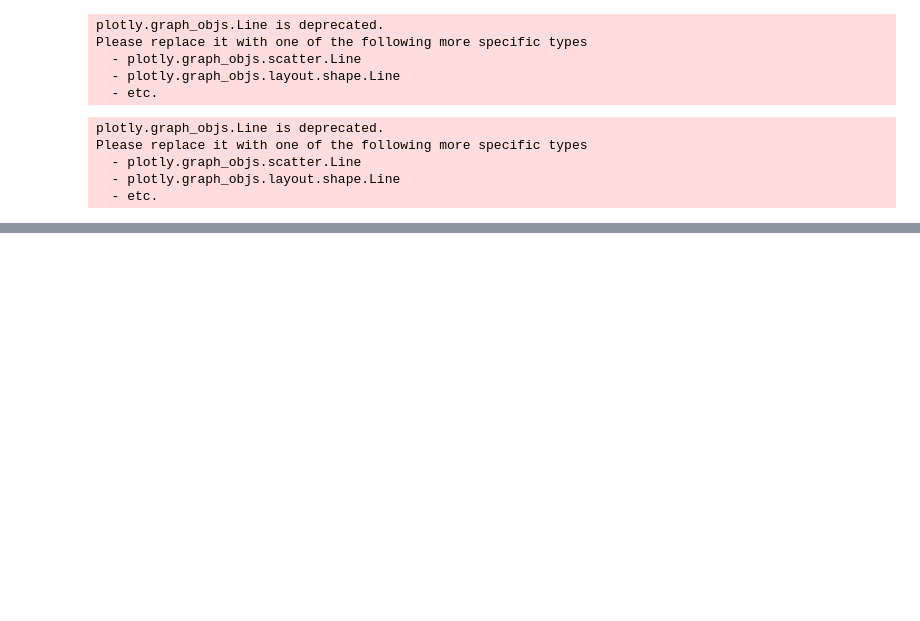
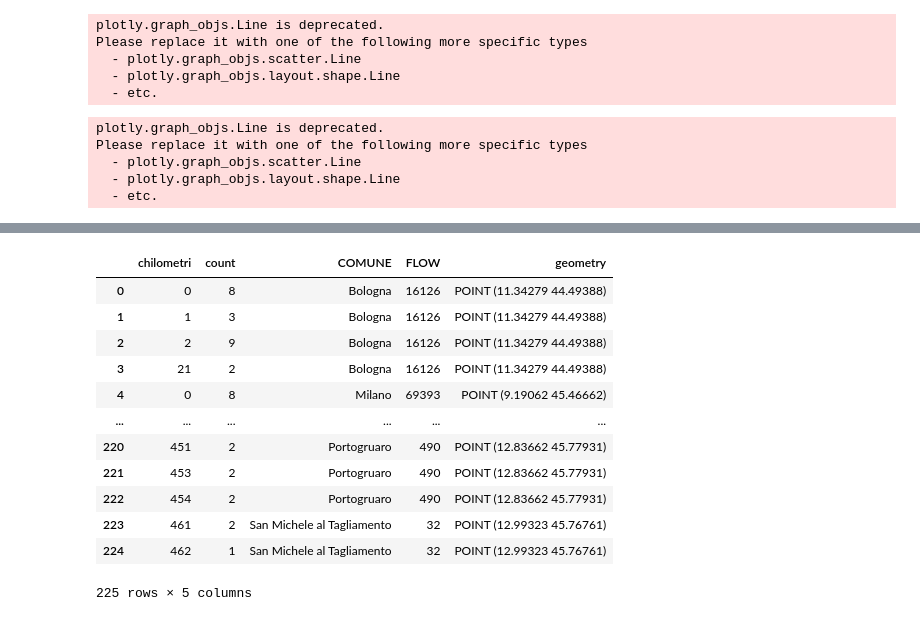
Before and after one commit to TommasoPaolino/Project_Work, a Jupyter notebook: Project_Work.ipynb, the cells around one changed output, grey strips where cells are left out. Cells and saved outputs as stored; diff of their text form; code cells hidden in the pictures; blank space fills up the shorter version.

```diff
--- a/Project_Work.ipynb
+++ b/Project_Work.ipynb
@@ -1297,0 +1510,2 @@ Please replace it with one of the following more specific types
+# %%
+df2 = df2.loc[df2["type"].isin(["village", "town", "locality","city"])]
@@ -1297,0 +1521,2 @@ Please replace it with one of the following more specific types
+# %%
+df2["COMUNE"]= df2.name
@@ -1297,0 +1539,6 @@ Please replace it with one of the following more specific types
+# %%
+df_users2_raggruppato = df_users2.groupby("COMUNE").FLOW.sum().reset_index()
+df_raggruppato8 = df_progetto.chilometri.value_counts().reset_index().sort_values("chilometri").merge(df_progetto.groupby(by= ["COMUNE", "chilometri"]).provincia.count().reset_index().loc[ : , [ "COMUNE","chilometri"]].sort_values("chilometri"), how="inner", on="chilometri")
+df_raggruppato8 = df_raggruppato8.merge(df_users2_raggruppato, how="inner", on="COMUNE").sort_values("chilometri")
+# %%
+df_progetto_incidenti = df_raggruppato8.merge(df2.loc[: , ["COMUNE", "geometry"]], how="inner", on="COMUNE")
@@ -1297,0 +1561,16 @@ Please replace it with one of the following more specific types
+# %%
+df_progetto_incidenti
+# %% [output]
+|  | chilometri | count | COMUNE | FLOW | geometry |
+| 0 | 0 | 8 | Bologna | 16126 | POINT (11.34279 44.49388) |
+| 1 | 1 | 3 | Bologna | 16126 | POINT (11.34279 44.49388) |
+| 2 | 2 | 9 | Bologna | 16126 | POINT (11.34279 44.49388) |
+| 3 | 21 | 2 | Bologna | 16126 | POINT (11.34279 44.49388) |
+| 4 | 0 | 8 | Milano | 69393 | POINT (9.19062 45.46662) |
+| ... | ... | ... | ... | ... | ... |
+| 220 | 451 | 2 | Portogruaro | 490 | POINT (12.83662 45.77931) |
+| 221 | 453 | 2 | Portogruaro | 490 | POINT (12.83662 45.77931) |
+| 222 | 454 | 2 | Portogruaro | 490 | POINT (12.83662 45.77931) |
+| 223 | 461 | 2 | San Michele al Tagliamento | 32 | POINT (12.99323 45.76761) |
+| 224 | 462 | 1 | San Michele al Tagliamento | 32 | POINT (12.99323 45.76761) |
+225 rows × 5 columns
```
Also changed, not shown: parts of 70 cells of this notebook.
